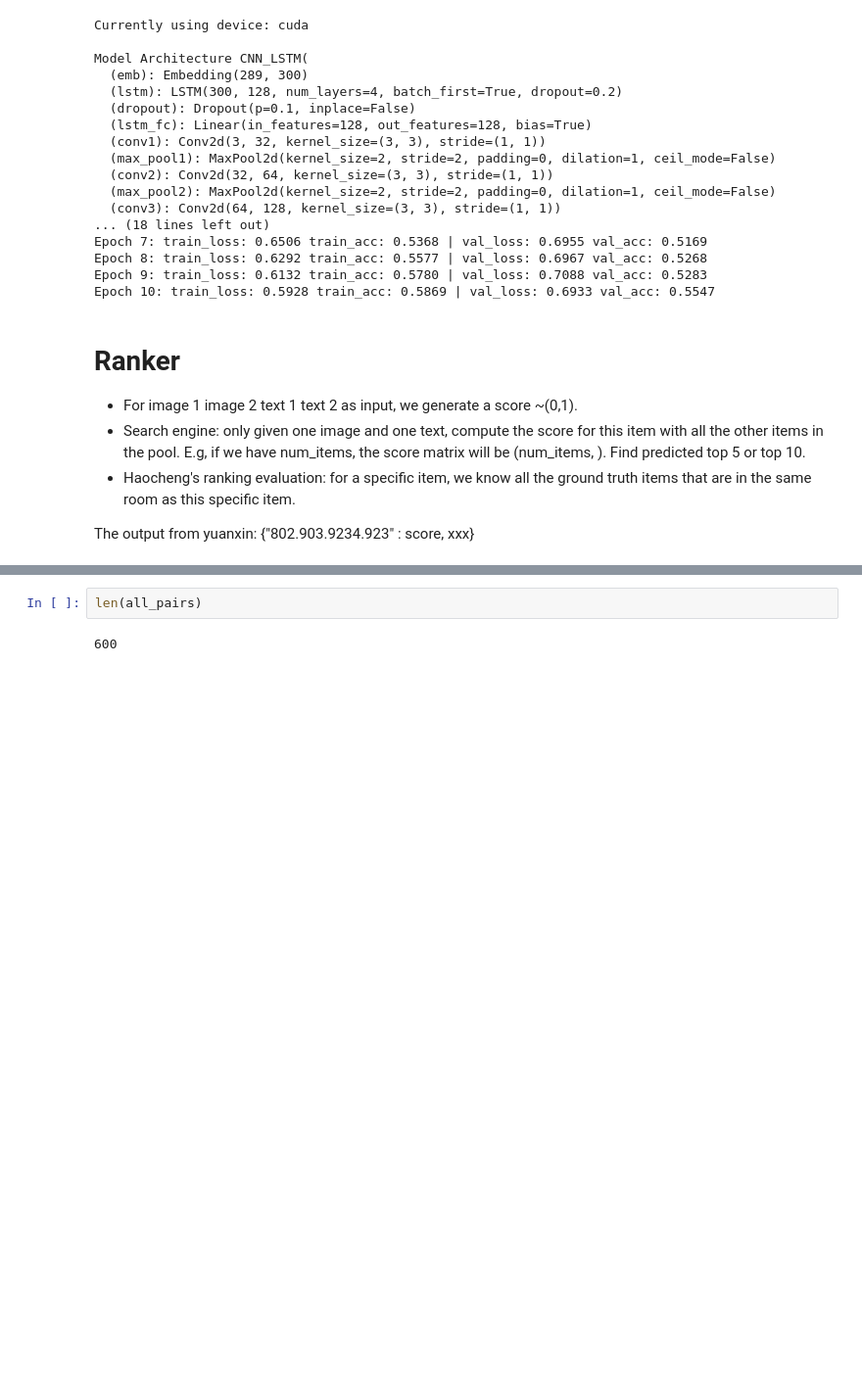
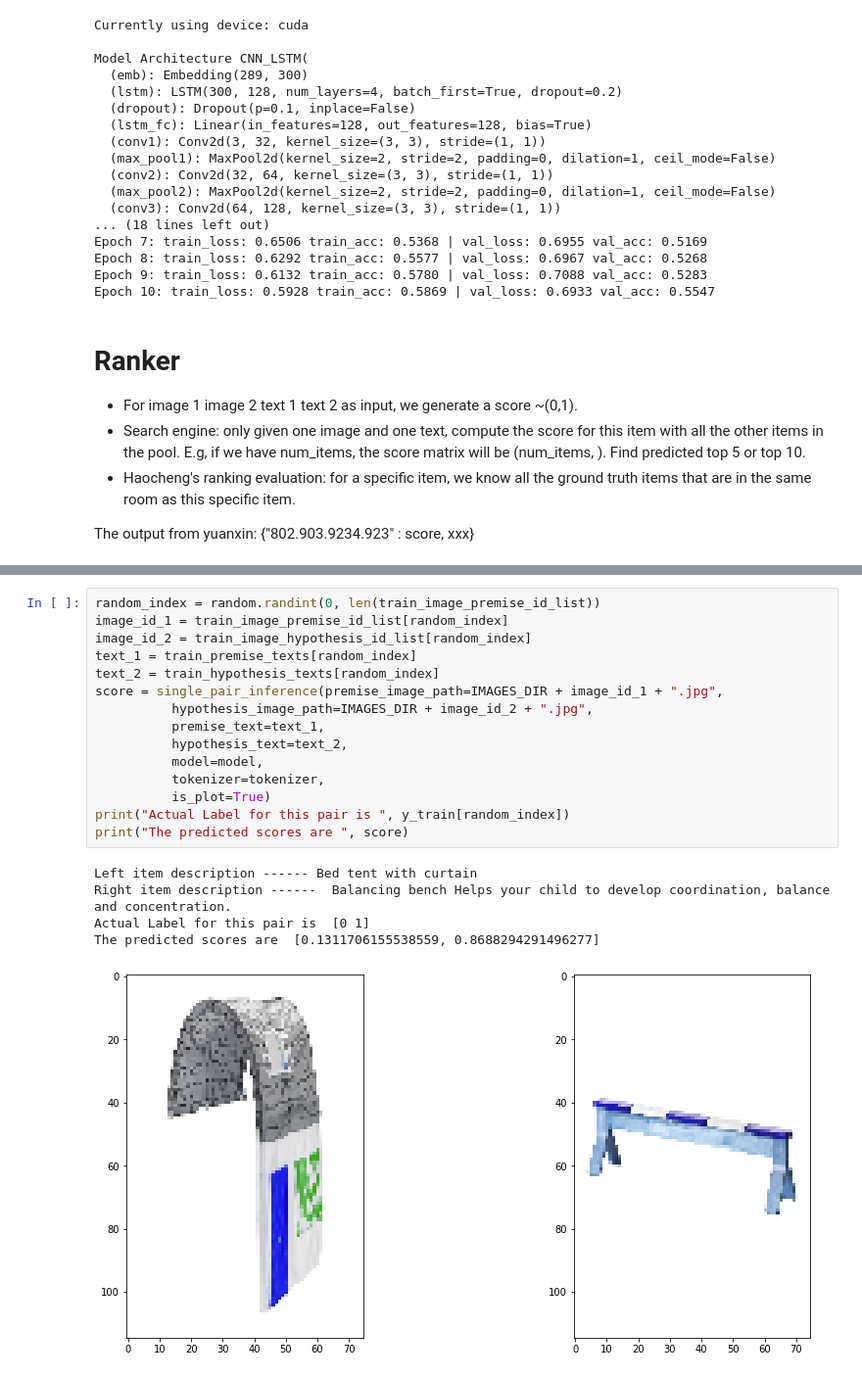
Before and after one commit to MichaelYxWang/DecorAssistant, a Jupyter notebook: baselines/cnn_lstm_baseline.ipynb, the cells around one changed output, grey strips where cells are left out. Shown: that part at 98% size. Saved outputs shown, nothing was run; the diff lists cells and outputs as text; blank space fills up the shorter version.

Commit message:
add plotting to single pair inference

```diff
--- a/baselines/cnn_lstm_baseline.ipynb
+++ b/baselines/cnn_lstm_baseline.ipynb
@@ -419,4 +417,21 @@ single_pair_inference(premise_image_path=IMAGES_DIR + image_id_1 + ".jpg",
-# %%
-len(all_pairs)
-# %% [output]
-600
+# %%
+random_index = random.randint(0, len(train_image_premise_id_list))
+image_id_1 = train_image_premise_id_list[random_index]
+image_id_2 = train_image_hypothesis_id_list[random_index]
+text_1 = train_premise_texts[random_index]
+text_2 = train_hypothesis_texts[random_index]
+score = single_pair_inference(premise_image_path=IMAGES_DIR + image_id_1 + ".jpg",
+          hypothesis_image_path=IMAGES_DIR + image_id_2 + ".jpg",
+          premise_text=text_1,
+          hypothesis_text=text_2,
+          model=model,
+          tokenizer=tokenizer,
+          is_plot=True)
+print("Actual Label for this pair is ", y_train[random_index])
+print("The predicted scores are ", score)
+# %% [output]
+Left item description ------ Bed tent with curtain
+Right item description ------  Balancing bench Helps your child to develop coordination, balance and concentration.
+Actual Label for this pair is  [0 1]
+The predicted scores are  [0.1311706155538559, 0.8688294291496277]
+[figure, added]
```
Also changed, not shown: parts of 3 cells of this notebook.
